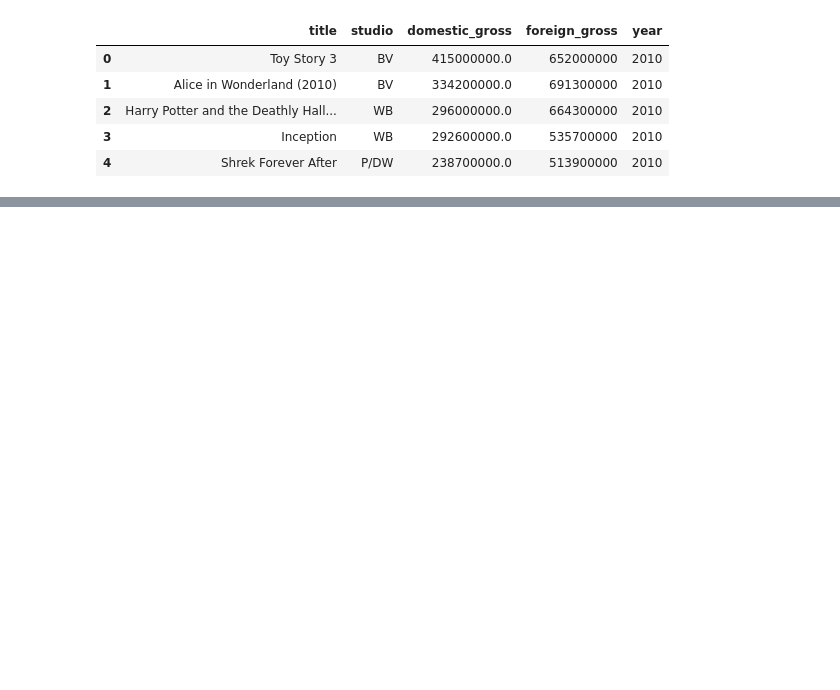
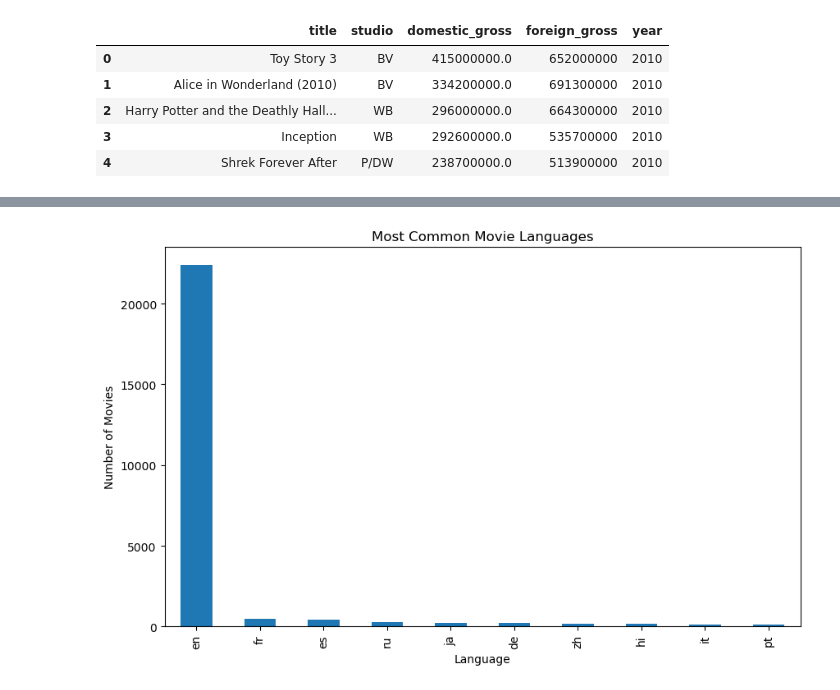
Before and after one commit to Mayoggz/Microsoft-movie-insights, a Jupyter notebook: student.ipynb, the cells around one changed output, grey strips where cells are left out. Drawn from its saved outputs; the diff is of its cells as text; code cells hidden in the pictures; blank space fills up the shorter version.

Commit message:
Created visualizations

```diff
--- a/student.ipynb
+++ b/student.ipynb
@@ -124,0 +293,4 @@ movies_gross.dropna()
+# %%
+language_counts = tmd['original_language'].value_counts()
+top_10_languages = language_counts[language_counts > 50]
+print(top_10_languages.head(10))
@@ -125 +310,13 @@ movies_gross.dropna()
+# %%
+# plotting a bar chart
+plt.figure(figsize=(10, 6))
+top_10_languages.head(10).plot(kind='bar')
+
+plt.title('Most Common Movie Languages')
+plt.xlabel('Language')
+plt.ylabel('Number of Movies')
+
+plt.show()
+# %% [output]
+[figure, added]
 # %%
```
Also changed, not shown: parts of 48 cells of this notebook.
